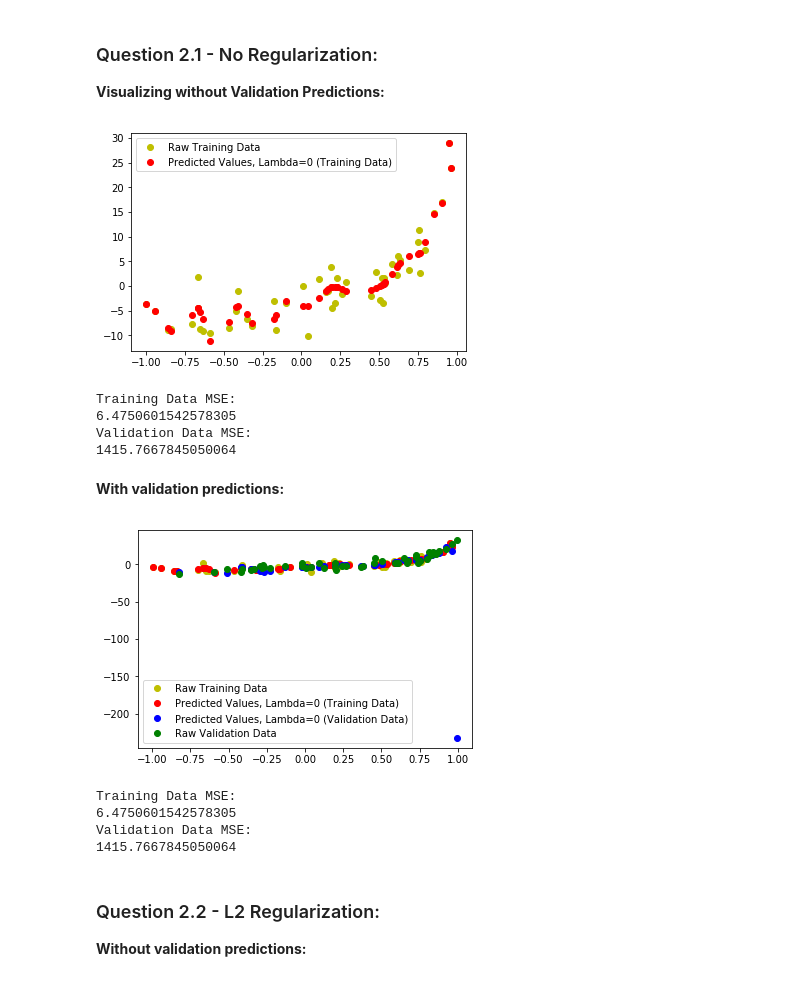
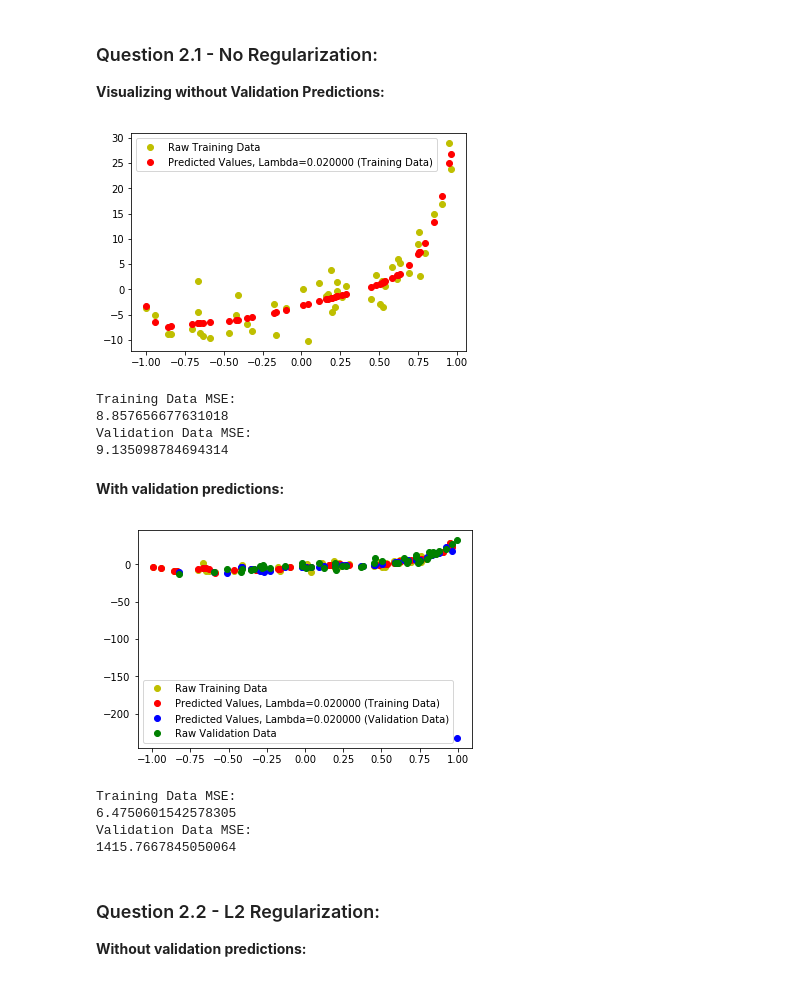
Before and after one commit to idodin/comp551-assignment_1, a Jupyter notebook: comp551-assignment1.ipynb, the cells around one changed output. Saved outputs shown, nothing was run; the diff lists cells and outputs as text; code cells hidden in the pictures.

Commit message:
Add Lambda Comparisions to Report and Data filling script

```diff
--- a/comp551-assignment1.ipynb
+++ b/comp551-assignment1.ipynb
@@ -154,40 +154,41 @@ def y_predict_value(w, x):
     :return:
     """
     return np.dot(w,x)
 
 
 def computeMSE(ypred, y):
     """
     Compute the mean squared error between two data vectors.
     :param ypred:
     :param y:
     :return:
     """
     return np.square(np.subtract(ypred,y)).mean()
 
 
 if __name__ == '__main__':
     x_train, y_train = read_file('data/Dataset_1_train.csv')
+    lamb = 0.02
 
     plt.plot(x_train, y_train, 'yo')
-    w_train = computeparametres(x_train, y_train, 0, 20)
+    w_train = computeparametres(x_train, y_train, lamb, 20)
     plt.plot(x_train, y_predict_set(w_train,exponential(x_train, 20)), 'ro')
 
     x_valid, y_valid = read_file('data/Dataset_1_valid.csv')
-    plt.legend(["Raw Training Data", "Predicted Values, Lambda=0 (Training Data)"])
+    plt.legend(["Raw Training Data", "Predicted Values, Lambda={:f} (Training Data)".format(lamb)])
 
     plt.show()
 
     print("Training Data MSE:")
     print(computeMSE(y_predict_set(w_train, exponential(x_train, 20)), y_train))
     print("Validation Data MSE:")
     print(computeMSE(y_predict_set(w_train, exponential(x_valid, 20)), y_valid))
 # %% [output]
-[figure, old version]
+[figure, new version]
 Training Data MSE:
-6.4750601542578305
+8.857656677631018
 Validation Data MSE:
-1415.7667845050064
+9.135098784694314
 # %% [markdown]
 **With validation predictions:**
 # %%
@@ -275,6 +276,7 @@ def computeMSE(ypred, y):
 
 if __name__ == '__main__':
     x_train, y_train = read_file('data/Dataset_1_train.csv')
+    lamb = 0.02
 
     plt.plot(x_train, y_train, 'yo')
     w_train = computeparametres(x_train, y_train, 0, 20)
@@ -283,7 +285,7 @@ if __name__ == '__main__':
     x_valid, y_valid = read_file('data/Dataset_1_valid.csv')
     plt.plot(x_valid, y_predict_set(w_train, exponential(x_valid, 20)), 'bo')
     plt.plot(x_valid, y_valid, 'go')
-    plt.legend(["Raw Training Data", "Predicted Values, Lambda=0 (Training Data)", "Predicted Values, Lambda=0 (Validation Data)", "Raw Validation Data"])
+    plt.legend(["Raw Training Data", "Predicted Values, Lambda={:f} (Training Data)".format(lamb), "Predicted Values, Lambda={:f} (Validation Data)".format(lamb), "Raw Validation Data"])
 
     plt.show()
 
@@ -292,7 +294,7 @@ if __name__ == '__main__':
     print("Validation Data MSE:")
     print(computeMSE(y_predict_set(w_train, exponential(x_valid, 20)), y_valid))
 # %% [output]
-[figure, old version]
+[figure, new version]
 Training Data MSE:
 6.4750601542578305
 Validation Data MSE:
```
Also changed, not shown: parts of 7 cells of this notebook, 1 other file.
